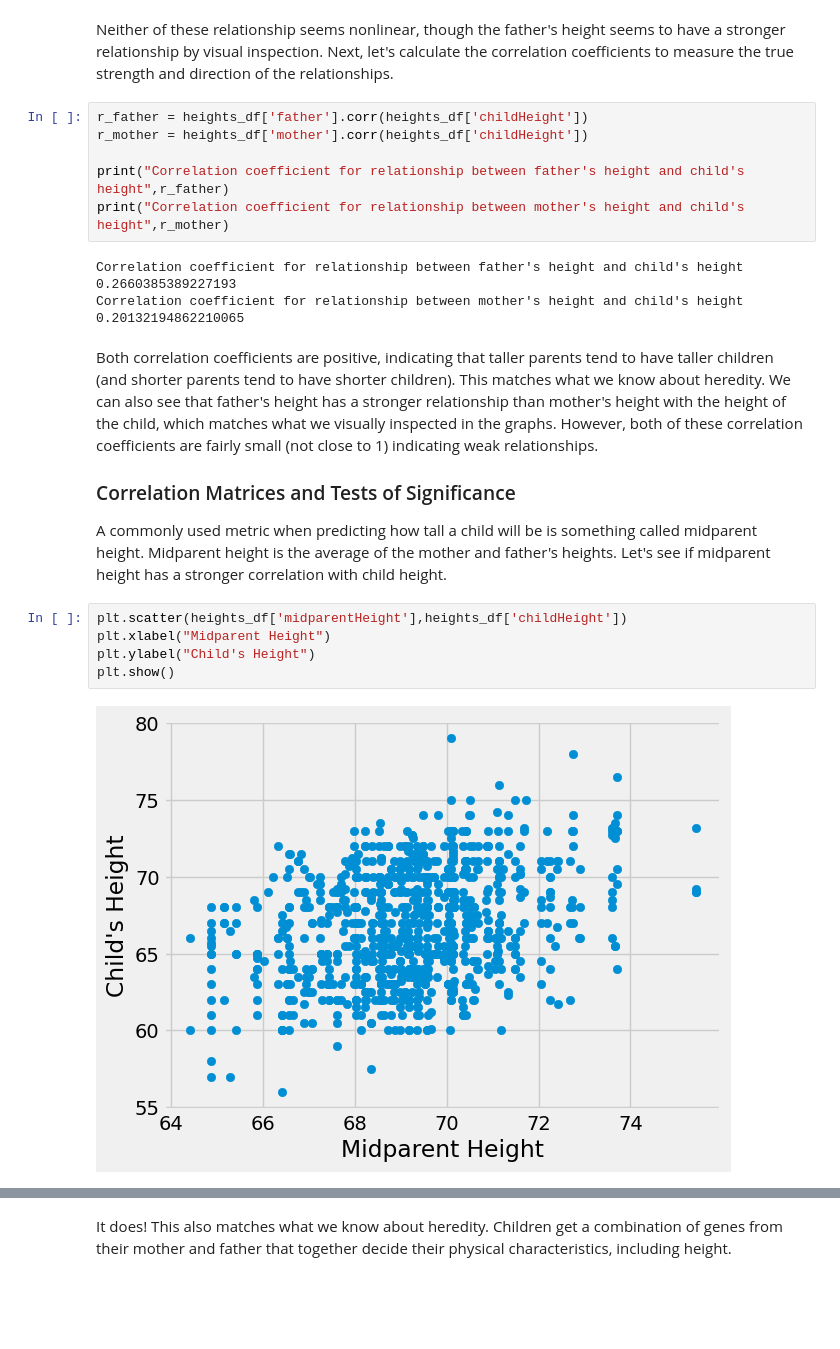
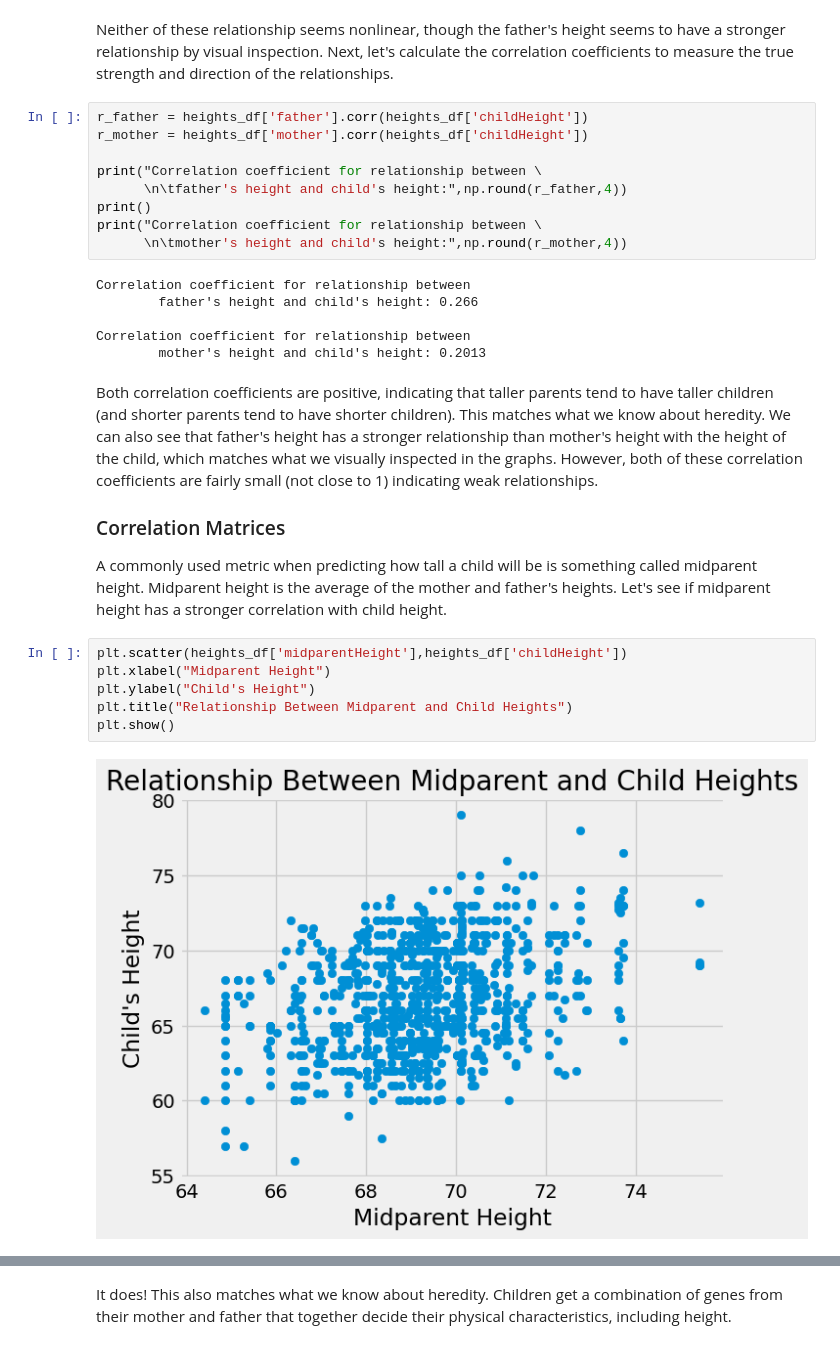
Before and after one commit to uchicago-dsi/textbook-datascience-1, a Jupyter notebook: textbook/17/2/correlation.ipynb, the cells around one changed output, grey strips where cells are left out. Cells and saved outputs as stored; diff of their text form; blank space fills up the shorter version.

```diff
--- a/textbook/17/2/correlation.ipynb
+++ b/textbook/17/2/correlation.ipynb
@@ -147,23 +157,30 @@ Neither of these relationship seems nonlinear, though the father's height seems
 r_father = heights_df['father'].corr(heights_df['childHeight'])
 r_mother = heights_df['mother'].corr(heights_df['childHeight'])
 
-print("Correlation coefficient for relationship between father's height and child's height",r_father)
-print("Correlation coefficient for relationship between mother's height and child's height",r_mother)
+print("Correlation coefficient for relationship between \
+      \n\tfather's height and child's height:",np.round(r_father,4))
+print()
+print("Correlation coefficient for relationship between \
+      \n\tmother's height and child's height:",np.round(r_mother,4))
 # %% [output]
-Correlation coefficient for relationship between father's height and child's height 0.2660385389227193
-Correlation coefficient for relationship between mother's height and child's height 0.20132194862210065
+Correlation coefficient for relationship between
+        father's height and child's height: 0.266
+
+Correlation coefficient for relationship between
+        mother's height and child's height: 0.2013
 # %% [markdown]
 Both correlation coefficients are positive, indicating that taller parents tend to have taller children (and shorter parents tend to have shorter children). This matches what we know about heredity. We can also see that father's height has a stronger relationship than mother's height with the height of the child, which matches what we visually inspected in the graphs. However, both of these correlation coefficients are fairly small (not close to 1) indicating weak relationships.
 
-### Correlation Matrices and Tests of Significance
+### Correlation Matrices
 
 A commonly used metric when predicting how tall a child will be is something called midparent height. Midparent height is the average of the mother and father's heights. Let's see if midparent height has a stronger correlation with child height.
 # %%
 plt.scatter(heights_df['midparentHeight'],heights_df['childHeight'])
 plt.xlabel("Midparent Height")
 plt.ylabel("Child's Height")
+plt.title("Relationship Between Midparent and Child Heights")
 plt.show()
 # %% [output]
-[figure, old version]
+[figure, new version]
 # %%
 r_midparent = heights_df['midparentHeight'].corr(heights_df['childHeight'])
```
Also changed, not shown: parts of 19 cells of this notebook.
